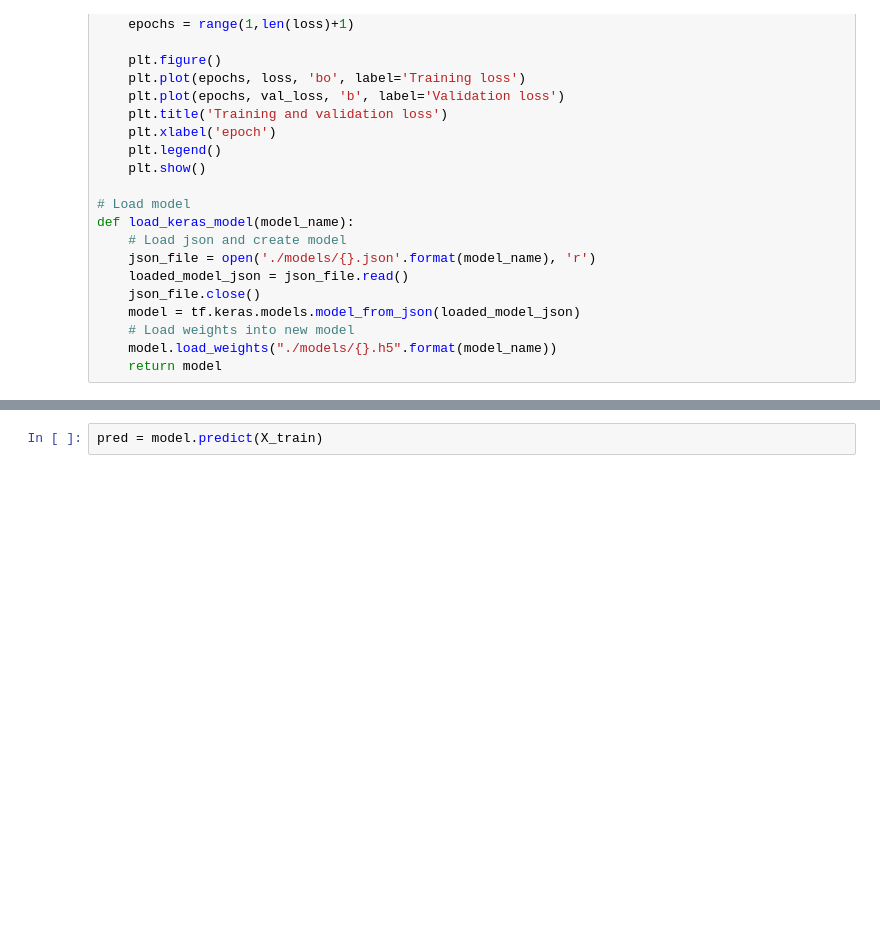
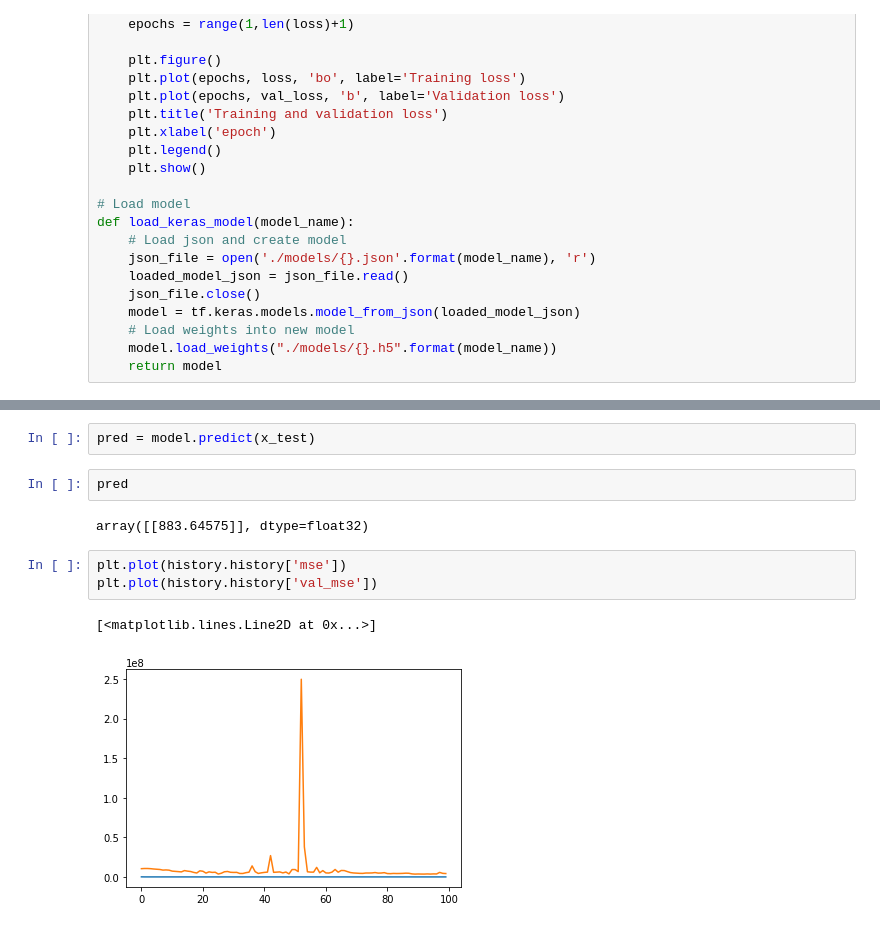
Before and after one commit to TianyuanCai/covid19, a Jupyter notebook: model/rnn_scratch.ipynb, the cells around one changed output, grey strips where cells are left out. Cells and saved outputs as stored; diff of their text form; blank space fills up the shorter version.

```diff
--- a/model/rnn_scratch.ipynb
+++ b/model/rnn_scratch.ipynb
@@ -223,5 +246,15 @@ KeyboardInterrupt:
 # %%
-pred = model.predict(X_train)
+pred = model.predict(x_test)
+# %%
+pred
+# %% [output]
+array([[883.64575]], dtype=float32)
+# %%
+plt.plot(history.history['mse'])
+plt.plot(history.history['val_mse'])
+# %% [output]
+[<matplotlib.lines.Line2D at 0x...>]
+[figure, added]
 # %%
 plt.scatter(range(len(y_train)), y_train)
 # %% [output]
```
Also changed, not shown: parts of 13 cells of this notebook.
